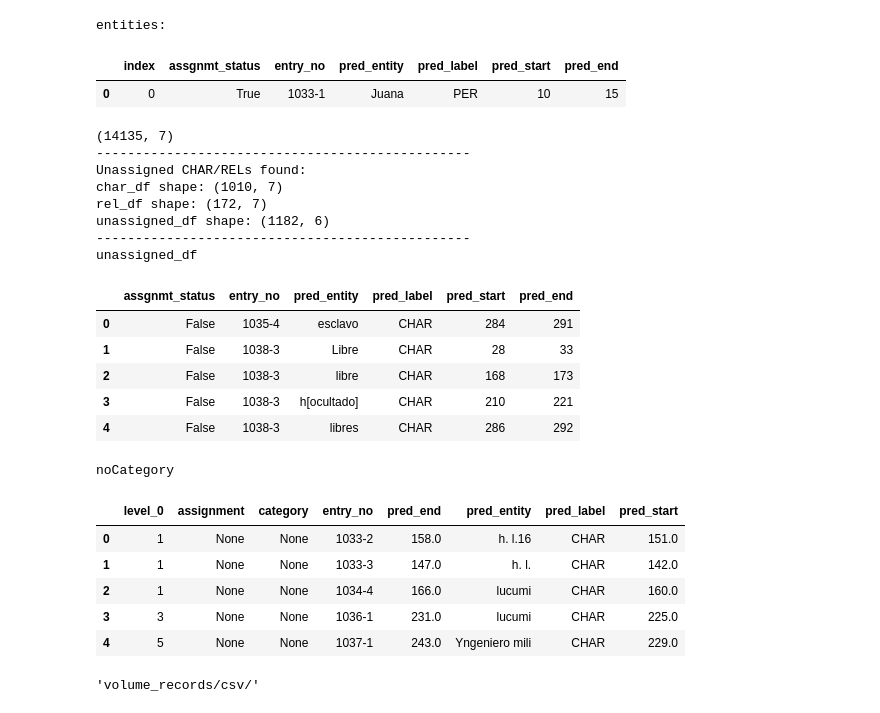
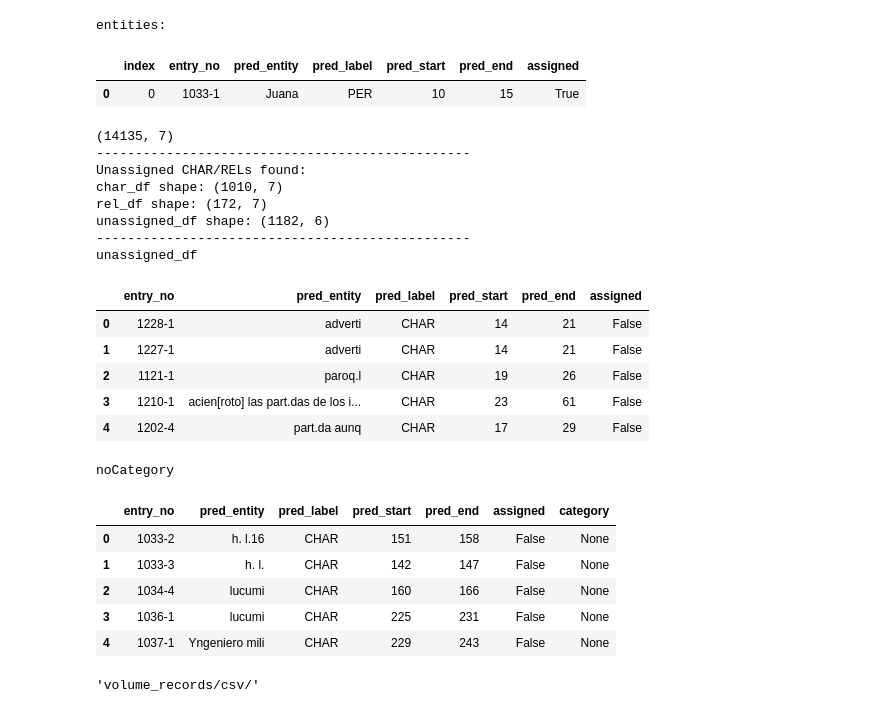
Before and after one commit to slavesocieties/ssda-nlp, a Jupyter notebook: 72-full-volume-processor.ipynb, the cells around one changed output. Drawn from its saved outputs; the diff is of its cells as text; code cells hidden in the pictures.

```diff
--- a/72-full-volume-processor.ipynb
+++ b/72-full-volume-processor.ipynb
@@ -494,61 +508,62 @@ print(entities.shape)
 print("------------------------------------------------")
 
 char_df = entities[(entities['pred_label'] == 'CHAR')]
-char_df = copy.deepcopy(char_df[char_df['assgnmt_status'] == False])
+char_df = copy.deepcopy(char_df[char_df['assigned'] == False])
 rel_df = entities[(entities['pred_label'] == 'REL')]
-rel_df = copy.deepcopy(rel_df[rel_df['assgnmt_status'] == False])
+rel_df = copy.deepcopy(rel_df[rel_df['assigned'] == False])
 
 unassigned_df = char_df.append(rel_df)
 unassigned_df.sort_values(by='index', inplace = True)
 unassigned_df.drop(['index'], axis=1, inplace = True)
 unassigned_df.reset_index(drop = True, inplace = True)
 
 print("Unassigned CHAR/RELs found:")
 print("char_df shape: " + str(char_df.shape))
 print("rel_df shape: " + str(rel_df.shape))
 print("unassigned_df shape: " + str(unassigned_df.shape))
 print("------------------------------------------------")
 
 print("unassigned_df")
-if unassigned_df.shape[0]<1:
+if unassigned_df.shape[0] < 1:
     print("No unassigned characteristics or relationships found...")
 else:
     display(unassigned_df.head())
 
 print("noCategory")
-if noCategory.shape[0]<1:
+if noCategory.shape[0] < 1:
     print("No characteristics without categories found...")
 else:
-    noCategory.drop(['assgnmt_status'], axis=1, inplace = True) #Just a bunch of 1s for some reason
-    noCategory.drop(['level_0'], axis=1, inplace = True) #Also just a bunch of 1s for some reason
-    noCategory.reset_index(inplace = True)
-    noCategory.drop(['index'], axis=1, inplace = True)
+    #noCategory.drop(['assgnmt_status'], axis=1, inplace = True) #Just a bunch of 1s for some reason
+    #noCategory.drop(['level_0'], axis=1, inplace = True) #Also just a bunch of 1s for some reason
+    #noCategory.reset_index(inplace = True, drop = True)
+    #noCategory.drop(['index'], axis=1, inplace = True)
     display(noCategory.head())
+    #display(noCategory)
 # %% [output]
 entities:
-|  | index | assgnmt_status | entry_no | pred_entity | pred_label | pred_start | pred_end |
-| 0 | 0 | True | 1033-1 | Juana | PER | 10 | 15 |
+|  | index | entry_no | pred_entity | pred_label | pred_start | pred_end | assigned |
+| 0 | 0 | 1033-1 | Juana | PER | 10 | 15 | True |
 (14135, 7)
 ------------------------------------------------
 Unassigned CHAR/RELs found:
 char_df shape: (1010, 7)
 rel_df shape: (172, 7)
 unassigned_df shape: (1182, 6)
 ------------------------------------------------
 unassigned_df
-|  | assgnmt_status | entry_no | pred_entity | pred_label | pred_start | pred_end |
-| 0 | False | 1035-4 | esclavo | CHAR | 284 | 291 |
-| 1 | False | 1038-3 | Libre | CHAR | 28 | 33 |
-| 2 | False | 1038-3 | libre | CHAR | 168 | 173 |
-| 3 | False | 1038-3 | h[ocultado] | CHAR | 210 | 221 |
-| 4 | False | 1038-3 | libres | CHAR | 286 | 292 |
+|  | entry_no | pred_entity | pred_label | pred_start | pred_end | assigned |
+| 0 | 1228-1 | adverti | CHAR | 14 | 21 | False |
+| 1 | 1227-1 | adverti | CHAR | 14 | 21 | False |
+| 2 | 1121-1 | paroq.l | CHAR | 19 | 26 | False |
+| 3 | 1210-1 | acien[roto] las part.das de los i... | CHAR | 23 | 61 | False |
+| 4 | 1202-4 | part.da aunq | CHAR | 17 | 29 | False |
 noCategory
-|  | level_0 | assignment | category | entry_no | pred_end | pred_entity | pred_label | pred_start |
-| 0 | 1 | None | None | 1033-2 | 158.0 | h. l.16 | CHAR | 151.0 |
-| 1 | 1 | None | None | 1033-3 | 147.0 | h. l. | CHAR | 142.0 |
-| 2 | 1 | None | None | 1034-4 | 166.0 | lucumi | CHAR | 160.0 |
-| 3 | 3 | None | None | 1036-1 | 231.0 | lucumi | CHAR | 225.0 |
-| 4 | 5 | None | None | 1037-1 | 243.0 | Yngeniero mili | CHAR | 229.0 |
+|  | entry_no | pred_entity | pred_label | pred_start | pred_end | assigned | category |
+| 0 | 1033-2 | h. l.16 | CHAR | 151 | 158 | False | None |
+| 1 | 1033-3 | h. l. | CHAR | 142 | 147 | False | None |
+| 2 | 1034-4 | lucumi | CHAR | 160 | 166 | False | None |
+| 3 | 1036-1 | lucumi | CHAR | 225 | 231 | False | None |
+| 4 | 1037-1 | Yngeniero mili | CHAR | 229 | 243 | False | None |
 # %%
 #export
 
```
Also changed, not shown: parts of 2 cells of this notebook, 10 other files.
